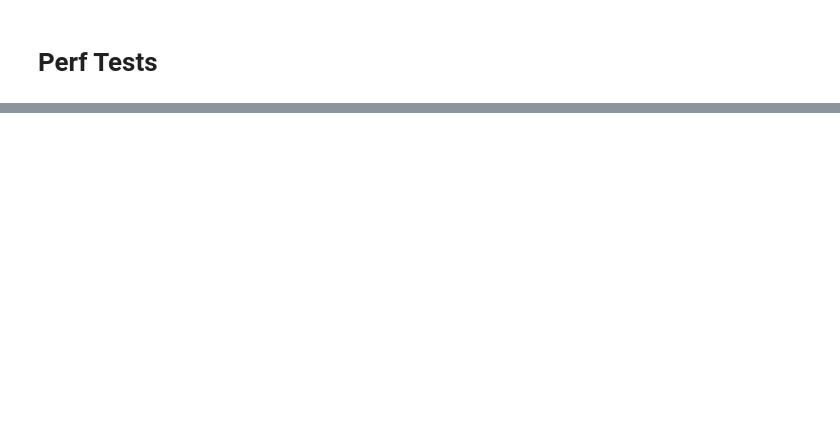
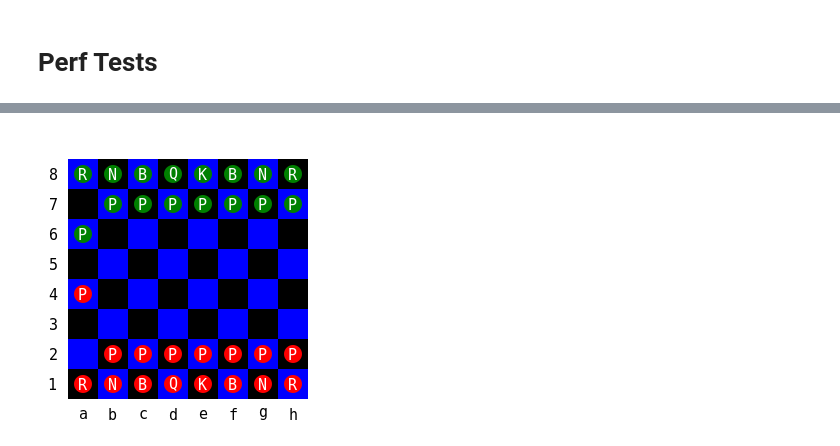
Before and after one commit to tawheeler/Chess.jl, a Jupyter notebook: Chess.ipynb, the cells around one changed output, grey strips where cells are left out. Cells and saved outputs as stored; diff of their text form; code cells hidden in the pictures; blank space fills up the shorter version.

```diff
--- a/Chess.ipynb
+++ b/Chess.ipynb
@@ -59,0 +99,7 @@ end
+# %%
+board = MailboxBoard()
+make_move!(board, Move(Coordinate(2,1), Coordinate(3,4)))
+make_move!(board, Move(Coordinate(1,7), Coordinate(1,6)))
+render_board(board)
+# %% [output]
+[figure, added]
```
Also changed, not shown: parts of 11 cells of this notebook, 1 other file.
